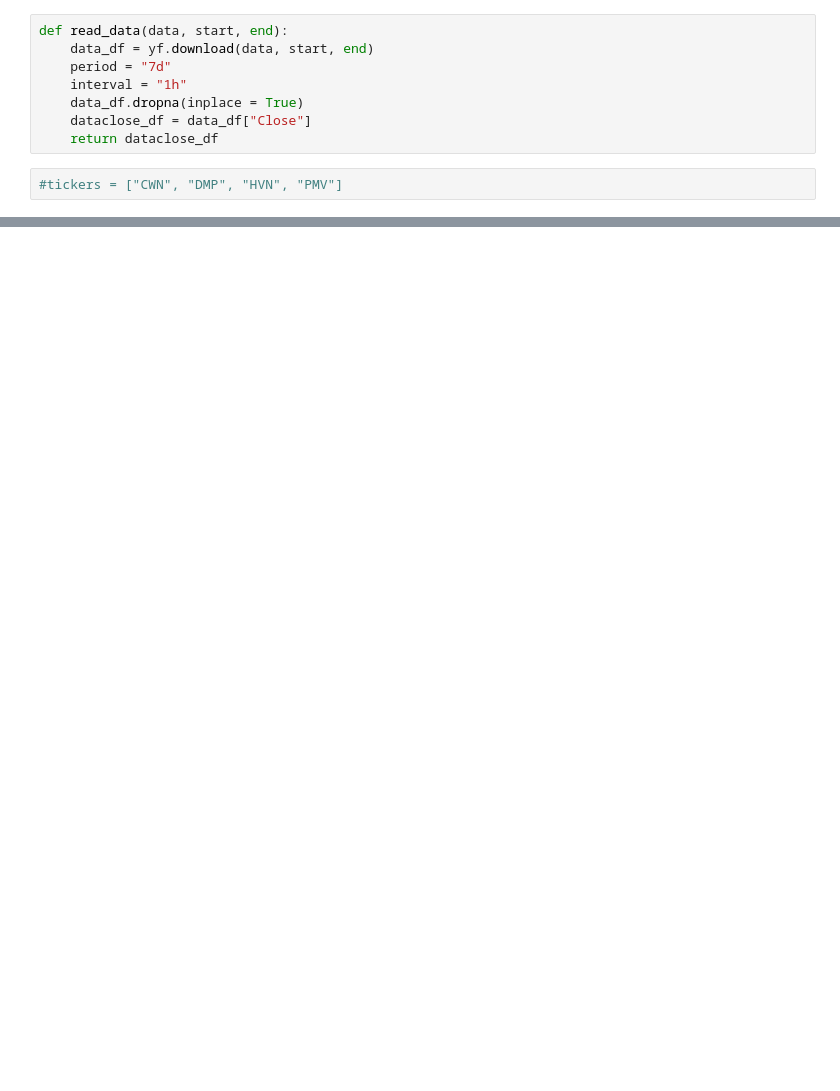
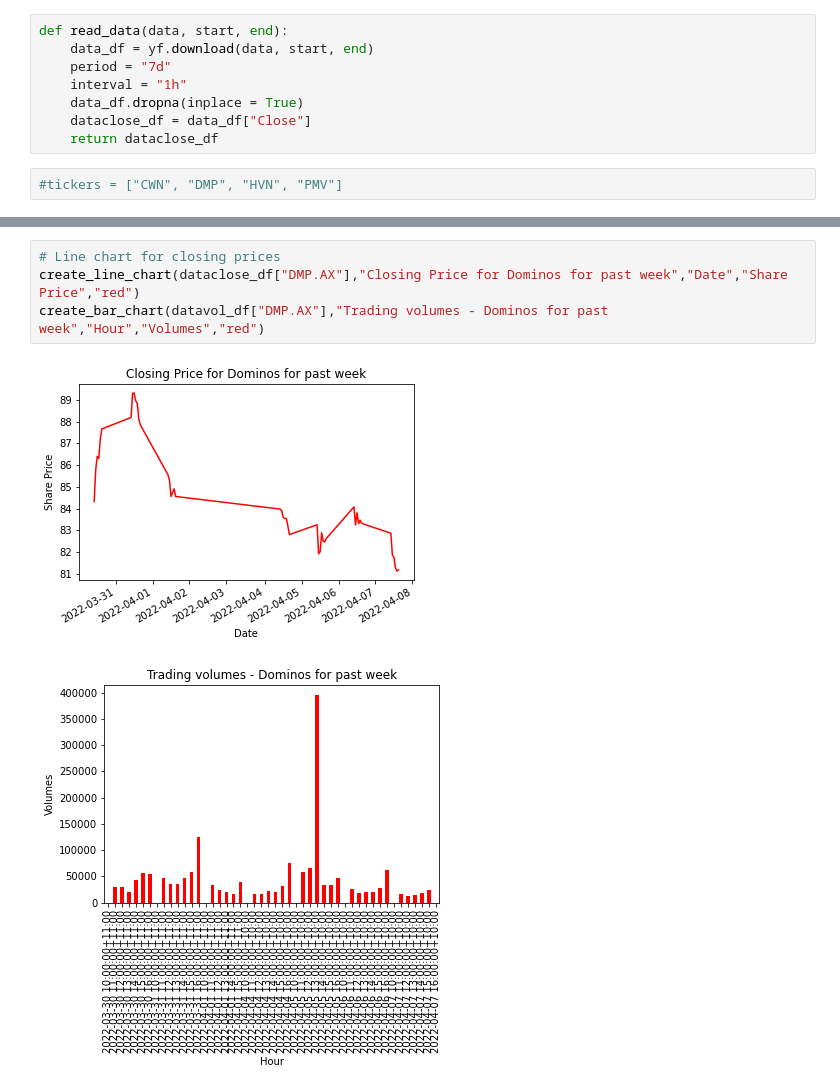
Before and after one commit to LaachH/dream_team, a Jupyter notebook: group3shares.ipynb, the cells around one changed output, grey strips where cells are left out. Drawn from its saved outputs; the diff is of its cells as text; blank space fills up the shorter version.

```diff
--- a/group3shares.ipynb
+++ b/group3shares.ipynb
@@ -65,0 +119,7 @@ def read_data(data, start, end):
+# %%
+# Line chart for closing prices
+create_line_chart(dataclose_df["DMP.AX"],"Closing Price for Dominos for past week","Date","Share Price","red")
+create_bar_chart(datavol_df["DMP.AX"],"Trading volumes - Dominos for past week","Hour","Volumes","red")
+# %% [output]
+[figure, added]
+[figure, added]
```
Also changed, not shown: parts of 24 cells of this notebook.
